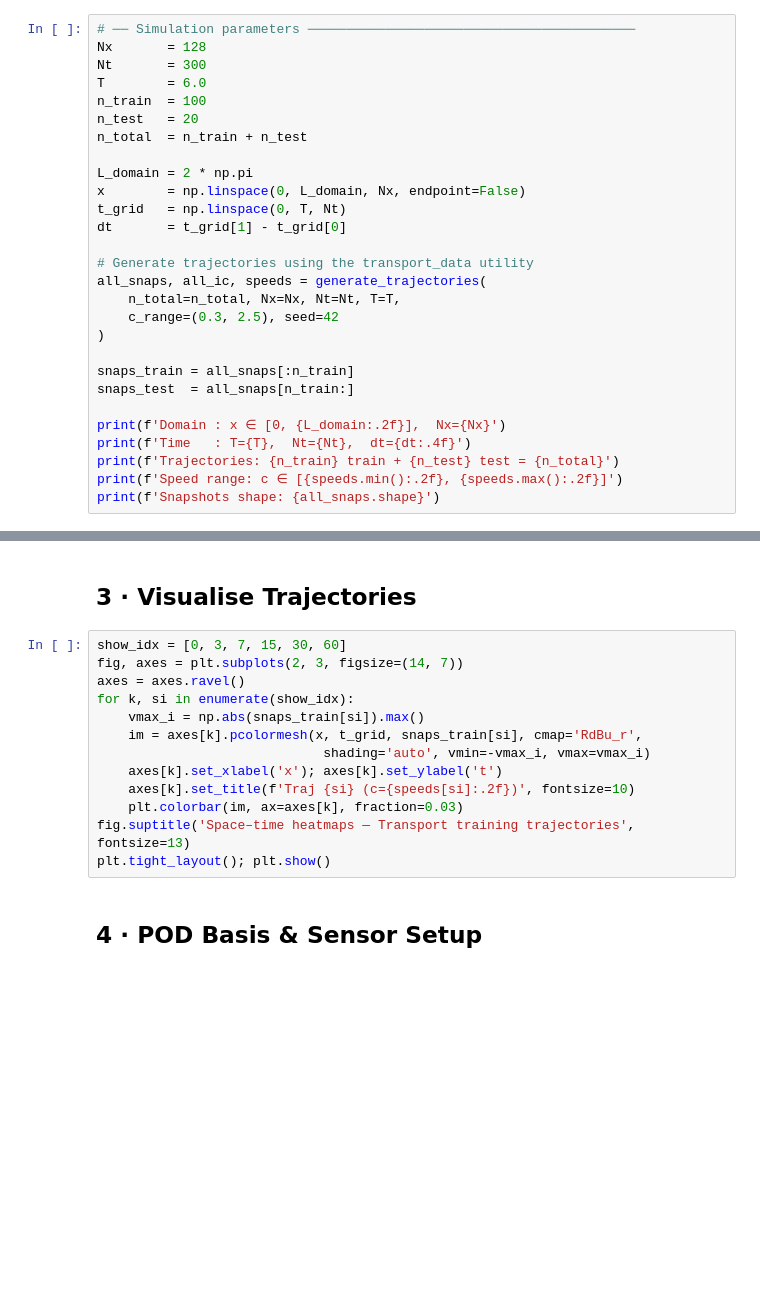
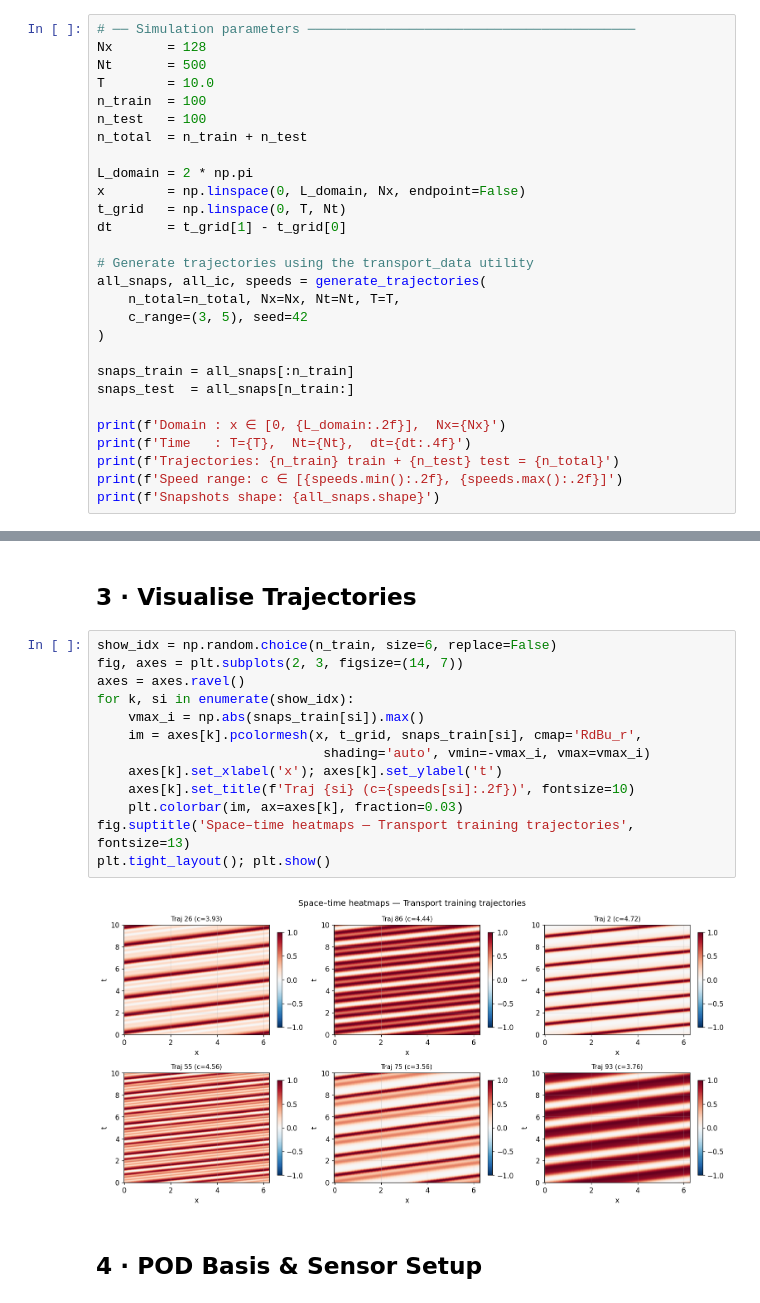
Before and after one commit to MarksandNTNU/NCD-ROM-PI, a Jupyter notebook: notebooks/transport_ssm.ipynb, the cells around one changed output, grey strips where cells are left out. Drawn from its saved outputs; the diff is of its cells as text; blank space fills up the shorter version.

```diff
--- a/notebooks/transport_ssm.ipynb
+++ b/notebooks/transport_ssm.ipynb
@@ -64,10 +60,10 @@ We generate an ensemble of trajectories with varying advection speeds $c \in [0.
 # %%
 # ── Simulation parameters ──────────────────────────────────────────
 Nx       = 128
-Nt       = 300
-T        = 6.0
+Nt       = 500
+T        = 10.0
 n_train  = 100
-n_test   = 20
+n_test   = 100
 n_total  = n_train + n_test
 
 L_domain = 2 * np.pi
@@ -78,7 +74,7 @@ dt       = t_grid[1] - t_grid[0]
 # Generate trajectories using the transport_data utility
 all_snaps, all_ic, speeds = generate_trajectories(
     n_total=n_total, Nx=Nx, Nt=Nt, T=T,
-    c_range=(0.3, 2.5), seed=42
+    c_range=(3, 5), seed=42
 )
 
 snaps_train = all_snaps[:n_train]
@@ -92,18 +94,20 @@ print(f'Snapshots shape: {all_snaps.shape}')
 # %% [markdown]
 ## 3 · Visualise Trajectories
 # %%
-show_idx = [0, 3, 7, 15, 30, 60]
+show_idx = np.random.choice(n_train, size=6, replace=False)
 fig, axes = plt.subplots(2, 3, figsize=(14, 7))
 axes = axes.ravel()
 for k, si in enumerate(show_idx):
     vmax_i = np.abs(snaps_train[si]).max()
     im = axes[k].pcolormesh(x, t_grid, snaps_train[si], cmap='RdBu_r',
                              shading='auto', vmin=-vmax_i, vmax=vmax_i)
     axes[k].set_xlabel('x'); axes[k].set_ylabel('t')
     axes[k].set_title(f'Traj {si} (c={speeds[si]:.2f})', fontsize=10)
     plt.colorbar(im, ax=axes[k], fraction=0.03)
 fig.suptitle('Space–time heatmaps — Transport training trajectories', fontsize=13)
 plt.tight_layout(); plt.show()
+# %% [output]
+[figure, added]
 # %% [markdown]
 ## 4 · POD Basis & Sensor Setup
 # %%
```
Also changed, not shown: parts of 17 cells of this notebook, 7 other files.
